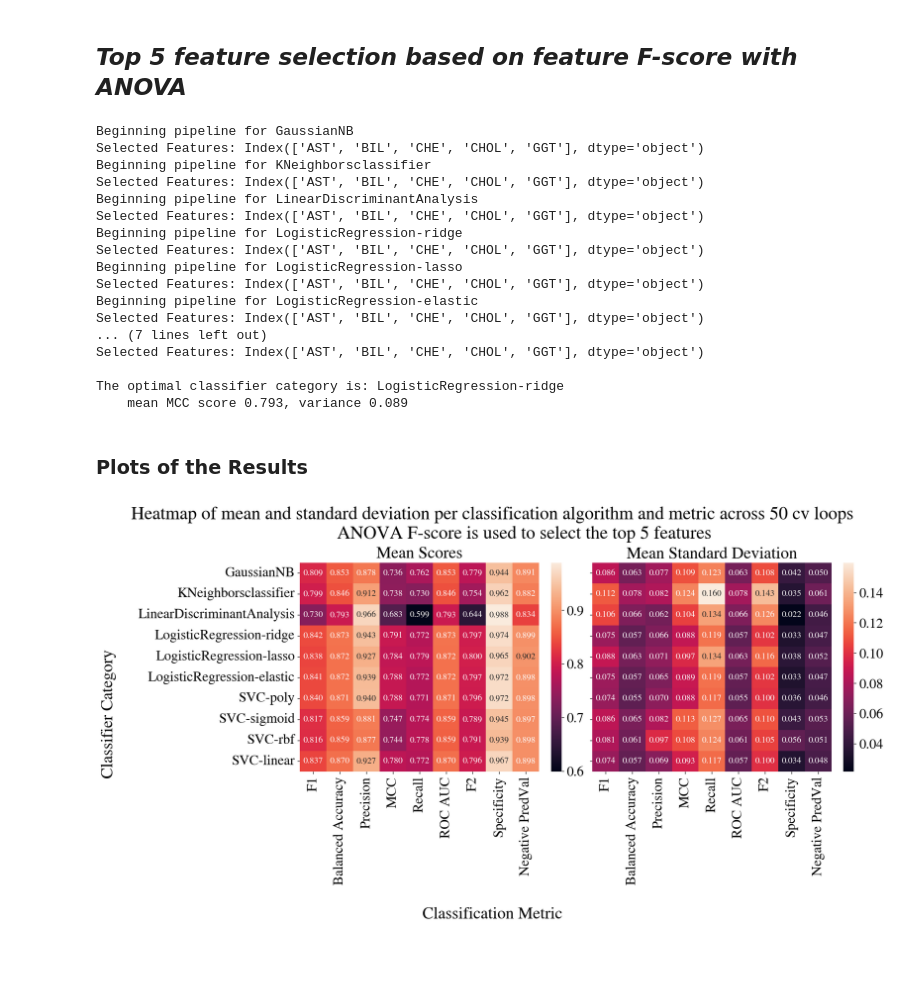
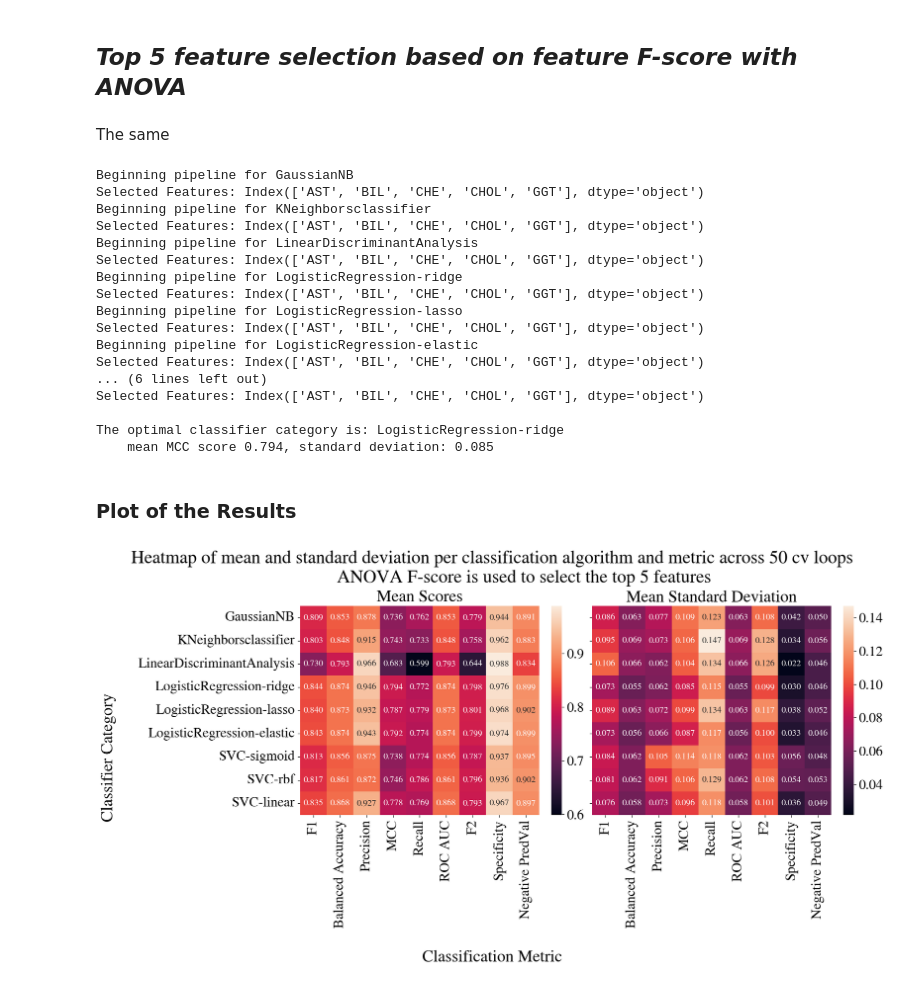
Before and after one commit to KyriakosPsa/Hepatitis-C-prediction-pipeline, a Jupyter notebook: pipeline_exploration.ipynb, the cells around one changed output. Cells and saved outputs as stored; diff of their text form; code cells hidden in the pictures; blank space fills up the shorter version.

Commit message:
Revised for result reproducability

```diff
--- a/pipeline_exploration.ipynb
+++ b/pipeline_exploration.ipynb
@@ -233,9 +244 @@ SVC(C=15.387865953136895, class_weight={0: 1, 1: 2}, kernel='linear',
     probability=True)
-# %%
-import pickle
-with open('finalized_model.pickle', 'rb') as model:
-    model = pickle.load(model)
-
-from sklearn.metrics import classification_report
-y_pred = model.predict(X_normalized)
-scores = CL
@@ -443,5 +480,18 @@ plot_heatmap(classifier_names, scores_list_with_mi, save=True, save_name="MI_hea
 # %% [markdown]
 ## *Top 5 feature selection based on feature F-score with ANOVA*
+# %% [markdown]
+The same
+# %%
+classifier_names = ['GaussianNB',
+                    'KNeighborsclassifier',
+                    'LinearDiscriminantAnalysis',
+                    'LogisticRegression-ridge',
+                    'LogisticRegression-lasso',
+                    'LogisticRegression-elastic',
+                    'SVC-poly',
+                    'SVC-sigmoid',
+                    'SVC-rbf',
+                    'SVC-linear']
 # %%
 # Initialize the features and target labels again
 X = df.drop(columns='label').to_numpy()
@@ -449,7 +499,7 @@ y = df.iloc[:, -1].to_numpy()
 
 # Define the pipeline steps
 column_transformer = ColumnTransformer(transformers=[(
-    'scaler', MinMaxScaler(), columns_to_standardize)], remainder='passthrough')
+    'scaler', MinMaxScaler(), columns_to_scale)], remainder='passthrough')
 
 # List to store the total scores and parameters for each classifier
 scores_list_with_anova = []
@@ -469,20 +519,21 @@ for classifier_name in classifier_names:
                                             ('feature selection', SelectKBest(
                                                 f_classif, k=5)),
                                             ('nested cross validation', nested_crossval_scoring)])
-    #######################################################################################
-    # Execute the pipeline
-    scores, parameters = model_nestedCV_pipeline.fit_transform(X, y)
+        #######################################################################################
+        # Execute the pipeline
+        scores, parameters = model_nestedCV_pipeline.fit_transform(X, y)
 
-    mask = model_nestedCV_pipeline.named_steps['feature selection'].get_support(
-    )
-    print(f"Selected Features: {new_df_features.columns[mask]}")
+        mask = model_nestedCV_pipeline.named_steps['feature selection'].get_support(
+        )
+        print(f"Selected Features: {new_df_features.columns[mask]}")
 
-    # Store the scores of each model in a list
-    scores_list_with_anova.append(scores)
-    parameter_list_with_anova.append(parameters)
+        # Store the scores of each model in a list
+        scores_list_with_anova.append(scores)
+        parameter_list_with_anova.append(parameters)
 
 # Find the mean of the mcc scors and pick the model with the highest
-best_idx = choose_best(scores_list_with_anova)
+best_idx = choose_best(scores_list_with_anova,
+                       classifier_names=classifier_names, ignore_SVC_poly=True)
 # %% [output]
 Beginning pipeline for GaussianNB
 Selected Features: Index(['AST', 'BIL', 'CHE', 'CHOL', 'GGT'], dtype='object')
@@ -496,15 +547,15 @@ Beginning pipeline for LogisticRegression-lasso
 Selected Features: Index(['AST', 'BIL', 'CHE', 'CHOL', 'GGT'], dtype='object')
 Beginning pipeline for LogisticRegression-elastic
 Selected Features: Index(['AST', 'BIL', 'CHE', 'CHOL', 'GGT'], dtype='object')
-... (7 lines left out)
+... (6 lines left out)
 Selected Features: Index(['AST', 'BIL', 'CHE', 'CHOL', 'GGT'], dtype='object')
 
 The optimal classifier category is: LogisticRegression-ridge
-    mean MCC score 0.793, variance 0.089
+    mean MCC score 0.794, standard deviation: 0.085
 # %% [markdown]
-### Plots of the Results
+### Plot of the Results
 # %%
 plot_heatmap(classifier_names, scores_list_with_anova, title="Heatmap of mean and standard deviation per classification algorithm and metric across 50 cv loops\n\
-              ANOVA F-score is used to select the top 5 features")
+              ANOVA F-score is used to select the top 5 features", save_name="anova_HEAMAP", save=True)
 # %% [output]
-[figure, old version]
+[figure, new version]
```
Also changed, not shown: parts of 30 cells of this notebook.
